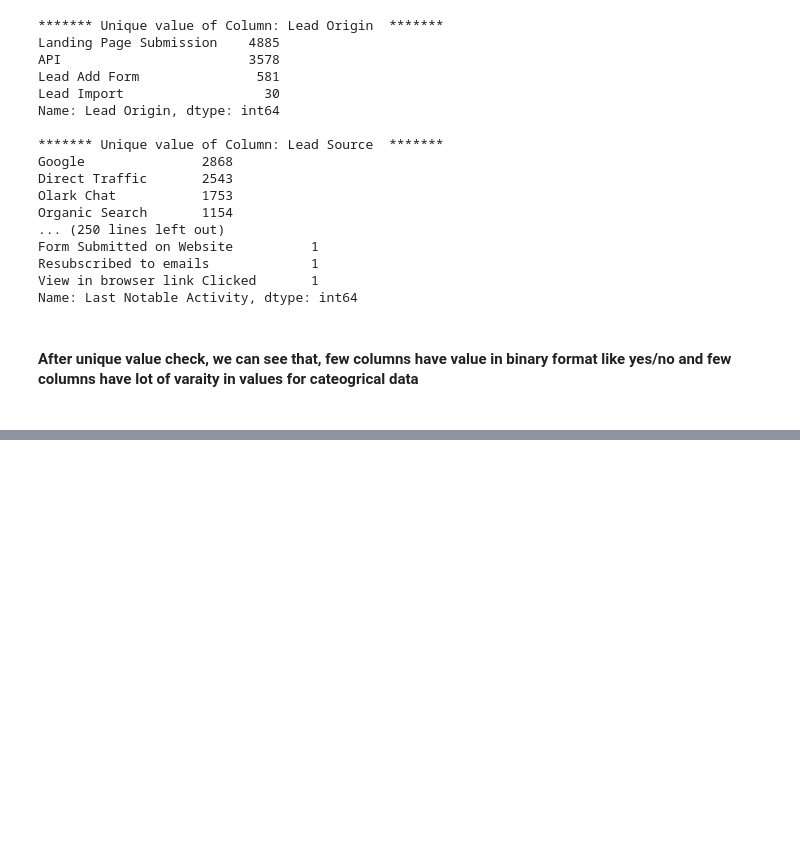
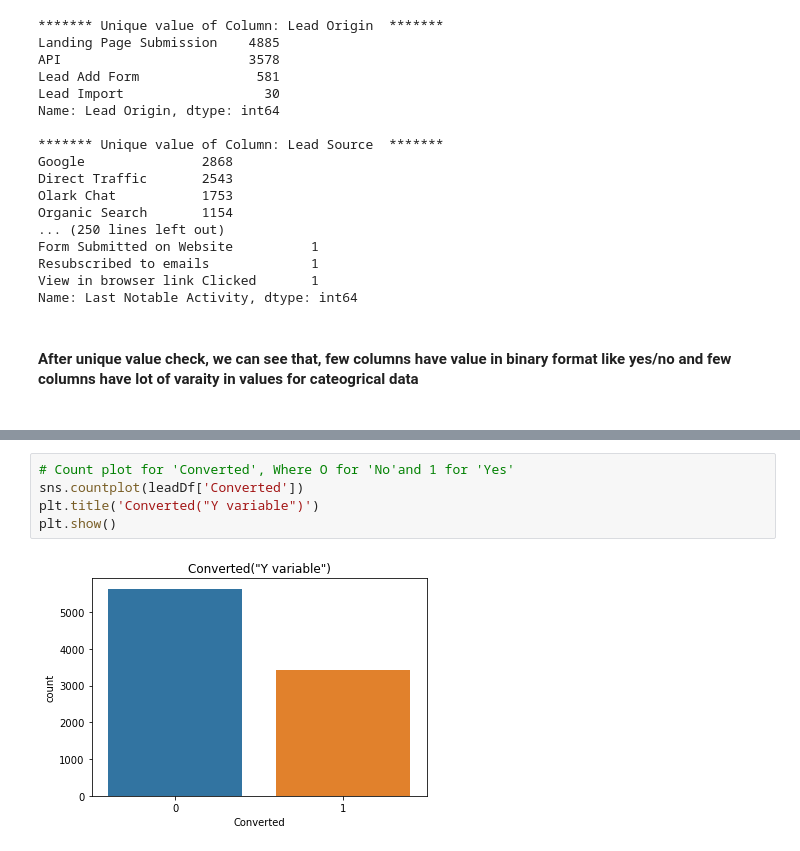
Before and after one commit to rohitmishra6300/leadScoreCaseStudy, a Jupyter notebook: scoreModel.ipynb, the cells around one changed output, grey strips where cells are left out. Saved outputs shown, nothing was run; the diff lists cells and outputs as text; blank space fills up the shorter version.

```diff
--- a/scoreModel.ipynb
+++ b/scoreModel.ipynb
@@ -317,0 +446,7 @@ Name: Last Notable Activity, dtype: int64
+# %%
+# Count plot for 'Converted', Where O for 'No'and 1 for 'Yes'
+sns.countplot(leadDf['Converted'])
+plt.title('Converted("Y variable")')
+plt.show()
+# %% [output]
+[figure, added]
```
Also changed, not shown: parts of 160 cells of this notebook.
